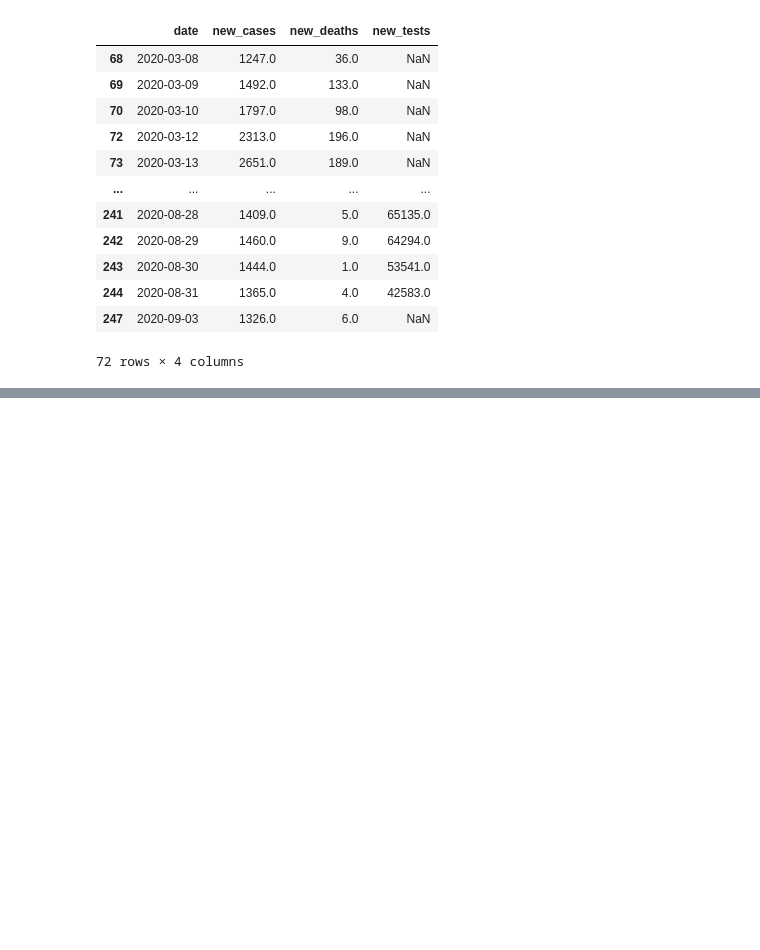
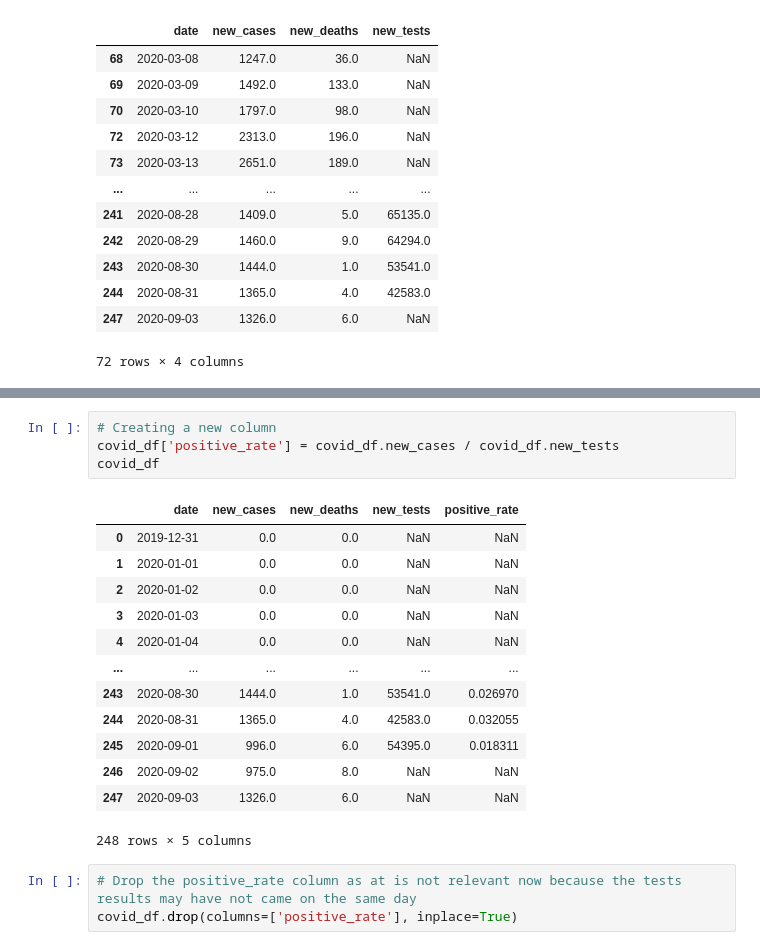
Before and after one commit to tavish7/Covid-Analysis, a Jupyter notebook: covid_analysis.ipynb, the cells around one changed output, grey strips where cells are left out. Cells and saved outputs as stored; diff of their text form; blank space fills up the shorter version.

```diff
--- a/covid_analysis.ipynb
+++ b/covid_analysis.ipynb
@@ -156,0 +201,21 @@ high_cases_df
+# %%
+# Creating a new column
+covid_df['positive_rate'] = covid_df.new_cases / covid_df.new_tests
+covid_df
+# %% [output]
+|  | date | new_cases | new_deaths | new_tests | positive_rate |
+| 0 | 2019-12-31 | 0.0 | 0.0 | NaN | NaN |
+| 1 | 2020-01-01 | 0.0 | 0.0 | NaN | NaN |
+| 2 | 2020-01-02 | 0.0 | 0.0 | NaN | NaN |
+| 3 | 2020-01-03 | 0.0 | 0.0 | NaN | NaN |
+| 4 | 2020-01-04 | 0.0 | 0.0 | NaN | NaN |
+| ... | ... | ... | ... | ... | ... |
+| 243 | 2020-08-30 | 1444.0 | 1.0 | 53541.0 | 0.026970 |
+| 244 | 2020-08-31 | 1365.0 | 4.0 | 42583.0 | 0.032055 |
+| 245 | 2020-09-01 | 996.0 | 6.0 | 54395.0 | 0.018311 |
+| 246 | 2020-09-02 | 975.0 | 8.0 | NaN | NaN |
+| 247 | 2020-09-03 | 1326.0 | 6.0 | NaN | NaN |
+248 rows × 5 columns
+# %%
+# Drop the positive_rate column as at is not relevant now because the tests results may have not came on the same day
+covid_df.drop(columns=['positive_rate'], inplace=True)
```
Also changed, not shown: parts of 8 cells of this notebook.
